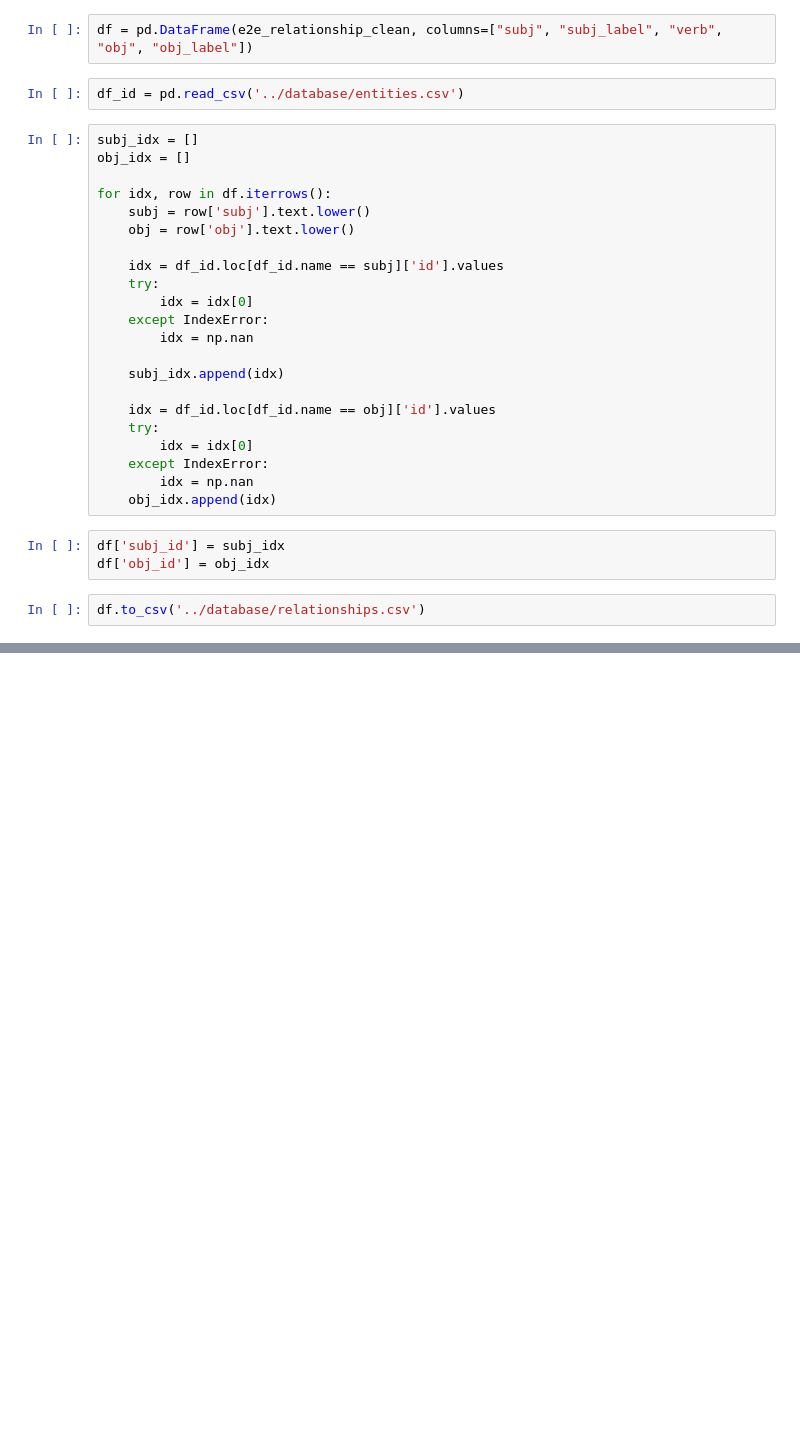
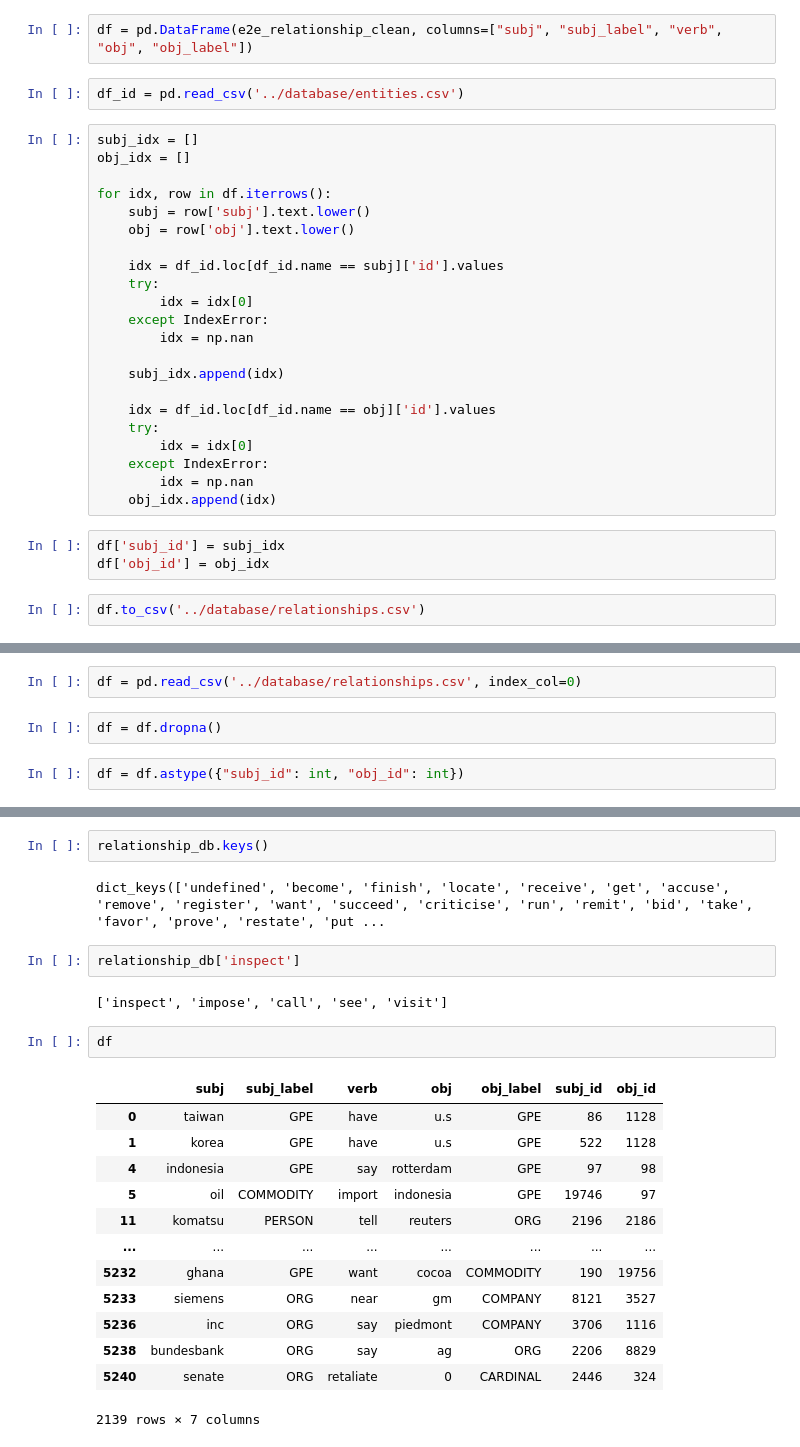
Before and after one commit to manwithplan/GraphGenerator, a Jupyter notebook: relationship_extraction/verb_extraction.ipynb, the cells around one changed output, grey strips where cells are left out. Cells and saved outputs as stored; diff of their text form; blank space fills up the shorter version.

```diff
--- a/relationship_extraction/verb_extraction.ipynb
+++ b/relationship_extraction/verb_extraction.ipynb
@@ -209,0 +130,6 @@ df_id
+# %%
+df = pd.read_csv('../database/relationships.csv', index_col=0)
+# %%
+df = df.dropna()
+# %%
+df = df.astype({"subj_id": int, "obj_id": int})
@@ -246,0 +418,24 @@ filehandler.close()
+# %%
+relationship_db.keys()
+# %% [output]
+dict_keys(['undefined', 'become', 'finish', 'locate', 'receive', 'get', 'accuse', 'remove', 'register', 'want', 'succeed', 'criticise', 'run', 'remit', 'bid', 'take', 'favor', 'prove', 'restate', 'put ...
+# %%
+relationship_db['inspect']
+# %% [output]
+['inspect', 'impose', 'call', 'see', 'visit']
+# %%
+df
+# %% [output]
+|  | subj | subj_label | verb | obj | obj_label | subj_id | obj_id |
+| 0 | taiwan | GPE | have | u.s | GPE | 86 | 1128 |
+| 1 | korea | GPE | have | u.s | GPE | 522 | 1128 |
+| 4 | indonesia | GPE | say | rotterdam | GPE | 97 | 98 |
+| 5 | oil | COMMODITY | import | indonesia | GPE | 19746 | 97 |
+| 11 | komatsu | PERSON | tell | reuters | ORG | 2196 | 2186 |
+| ... | ... | ... | ... | ... | ... | ... | ... |
+| 5232 | ghana | GPE | want | cocoa | COMMODITY | 190 | 19756 |
+| 5233 | siemens | ORG | near | gm | COMPANY | 8121 | 3527 |
+| 5236 | inc | ORG | say | piedmont | COMPANY | 3706 | 1116 |
+| 5238 | bundesbank | ORG | say | ag | ORG | 2206 | 8829 |
+| 5240 | senate | ORG | retaliate | 0 | CARDINAL | 2446 | 324 |
+2139 rows × 7 columns
```
Also changed, not shown: parts of 49 cells of this notebook, 15 other files.
